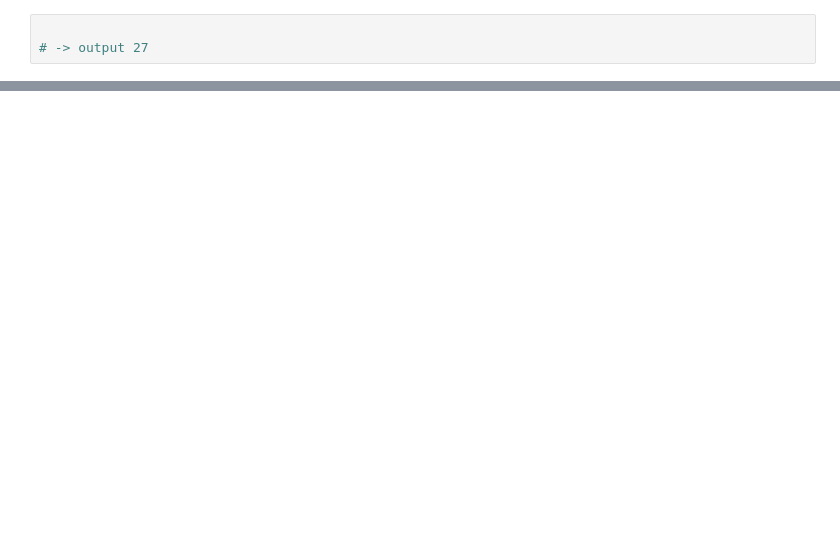
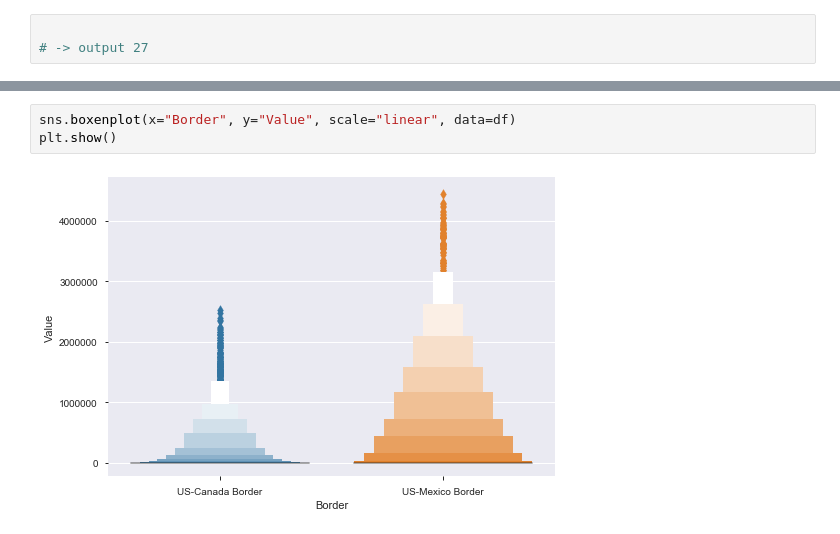
Before and after one commit to rnaua/DMML2019_Team_Swatch, a Jupyter notebook: code/EDA_Tanja.ipynb, the cells around one changed output, grey strips where cells are left out. Drawn from its saved outputs; the diff is of its cells as text; blank space fills up the shorter version.

```diff
--- a/code/EDA_Tanja.ipynb
+++ b/code/EDA_Tanja.ipynb
@@ -213,0 +385,5 @@ fig.show()
+# %%
+sns.boxenplot(x="Border", y="Value", scale="linear", data=df)
+plt.show()
+# %% [output]
+[figure, added]
```
Also changed, not shown: parts of 50 cells of this notebook.
